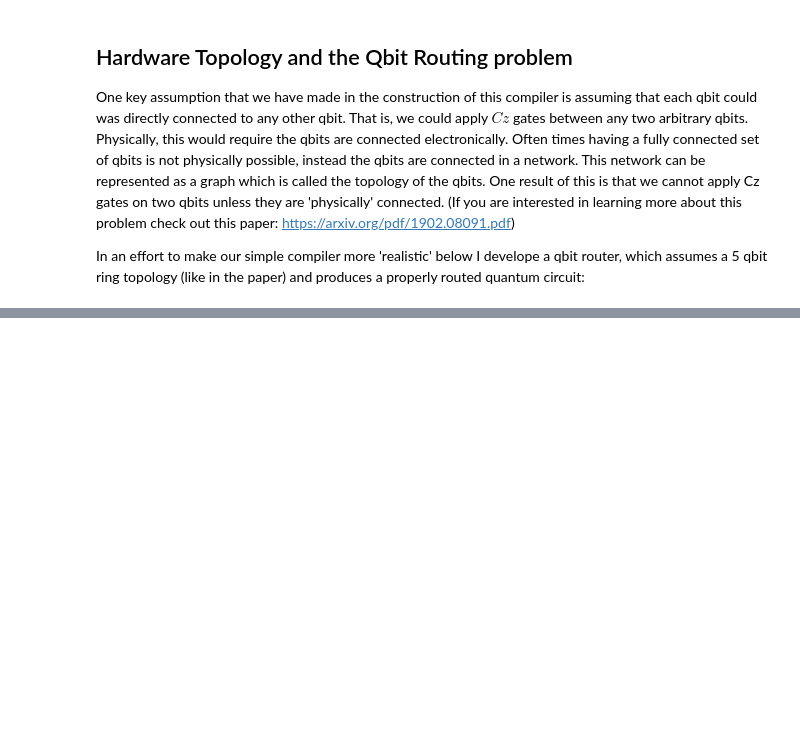
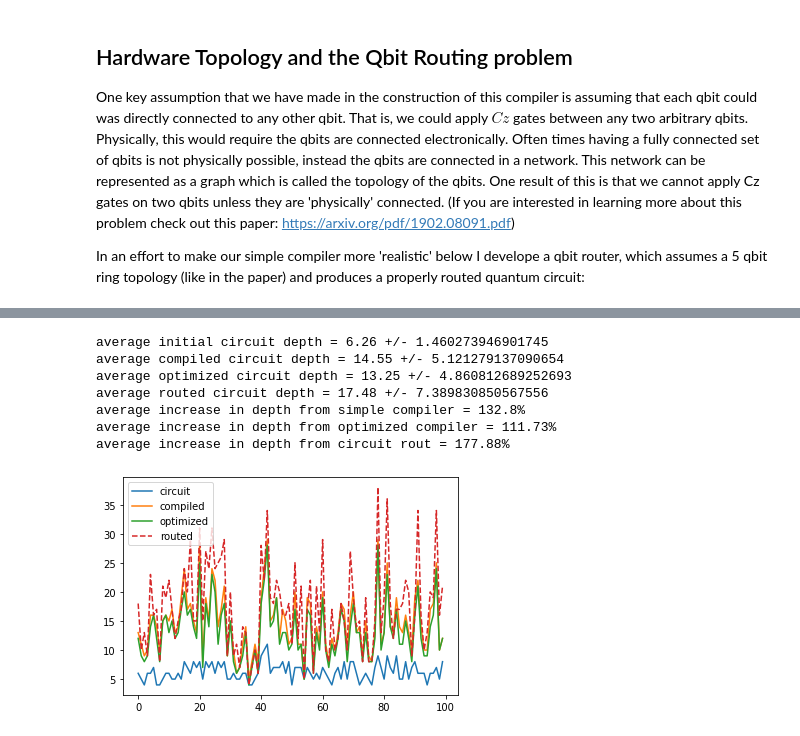
Before and after one commit to Jaybsoni/QuantumCompiler, a Jupyter notebook: Building the Compiler.ipynb, the cells around one changed output, grey strips where cells are left out. Saved outputs shown, nothing was run; the diff lists cells and outputs as text; code cells hidden in the pictures; blank space fills up the shorter version.

```diff
--- a/Building the Compiler.ipynb
+++ b/Building the Compiler.ipynb
@@ -709,0 +749,72 @@ q_4: ────┤ I ├──────────────────
+# %%
+# Here we analyze the overhead (again, again)
+topology = {0:[4, 1], 1:[0, 2], 2:[1, 3], 3:[2, 4], 4:[3, 0]}
+
+depth_array = []
+compiled_depth_array = []
+optimized_depth_array = []
+routed_depth_array = []
+ratio_simple = []
+ratio_opt = []
+ratio_routed = []
+
+for i in range(100):
+    circ = utils.random_circ_generator(num_qbits=5, num_gates=15)   # randomly generate a circuit with 5 qbits and 15 gates
+    compiled_circ = simple_compiler(circ)
+    optimized_circ = compiler(circ)
+    routed_circ = circ_router(optimized_circ, topology)
+
+    equal1 = utils.circ_equal(circ, compiled_circ)
+    equal2 = utils.circ_equal(circ, optimized_circ)
+    equal3 = utils.circ_equal(circ, routed_circ)
+
+    if not equal1.all():                                       # make sure we are compiling and routing properly!
+        print("simple compiler FAIL @ circuit {}".format(i))
+        break
+
+    if not equal2.all():
+        print("optimized compiler FAIL @ circuit {}".format(i))
+        break
+
+    if not equal3.all():
+        print("circuit router FAIL @ circuit {}".format(i))
+        break
+
+    depth_circ = circ.depth()
+    depth_comp = compiled_circ.depth()
+    depth_opt = optimized_circ.depth()
+    depth_rout = routed_circ.depth()
+
+    depth_array.append(depth_circ)                    # store depth
+    compiled_depth_array.append(depth_comp)           # store new circuit depth
+    optimized_depth_array.append(depth_opt)           # store optimized circuit depth
+    routed_depth_array.append(depth_rout)
+
+    ratio_simple.append(((depth_comp - depth_circ) / depth_circ) * 100)
+    ratio_opt.append(((depth_opt - depth_circ) / depth_circ) * 100)
+    ratio_routed.append(((depth_rout - depth_circ) / depth_circ) * 100)
+
+
+print('average initial circuit depth = {} +/- {}'.format(np.mean(depth_array), np.std(depth_array)))
+print('average compiled circuit depth = {} +/- {}'.format(np.mean(compiled_depth_array), np.std(compiled_depth_array)))
+print('average optimized circuit depth = {} +/- {}'.format(np.mean(optimized_depth_array), np.std(optimized_depth_array)))
+print('average routed circuit depth = {} +/- {}'.format(np.mean(routed_depth_array), np.std(routed_depth_array)))
+print('average increase in depth from simple compiler = {}%'.format(np.round(np.mean(ratio_simple), decimals=2)))
+print('average increase in depth from optimized compiler = {}%'.format(np.round(np.mean(ratio_opt), decimals=2)))
+print('average increase in depth from circuit rout = {}%'.format(np.round(np.mean(ratio_routed), decimals=2)))
+
+plt.plot(depth_array, label='circuit')
+plt.plot(compiled_depth_array, label='compiled')
+plt.plot(optimized_depth_array, label='optimized')
+plt.plot(routed_depth_array, label='routed', linestyle='--')
+plt.legend()
+plt.show()
+# %% [output]
+average initial circuit depth = 6.26 +/- 1.460273946901745
+average compiled circuit depth = 14.55 +/- 5.121279137090654
+average optimized circuit depth = 13.25 +/- 4.860812689252693
+average routed circuit depth = 17.48 +/- 7.389830850567556
+average increase in depth from simple compiler = 132.8%
+average increase in depth from optimized compiler = 111.73%
+average increase in depth from circuit rout = 177.88%
+[figure, added]
```
Also changed, not shown: parts of 4 cells of this notebook.
